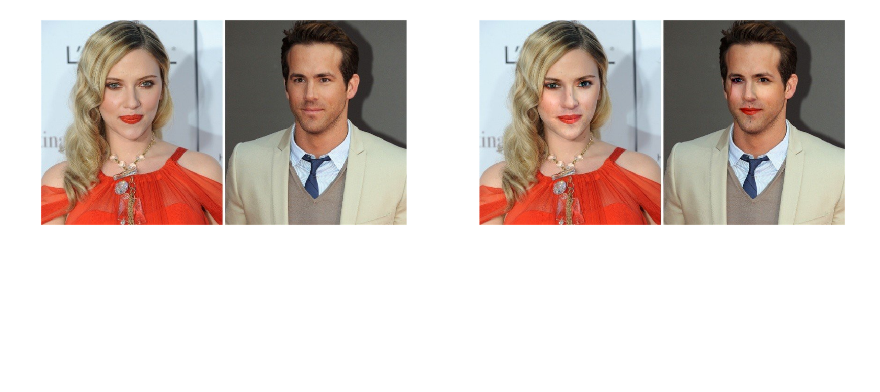
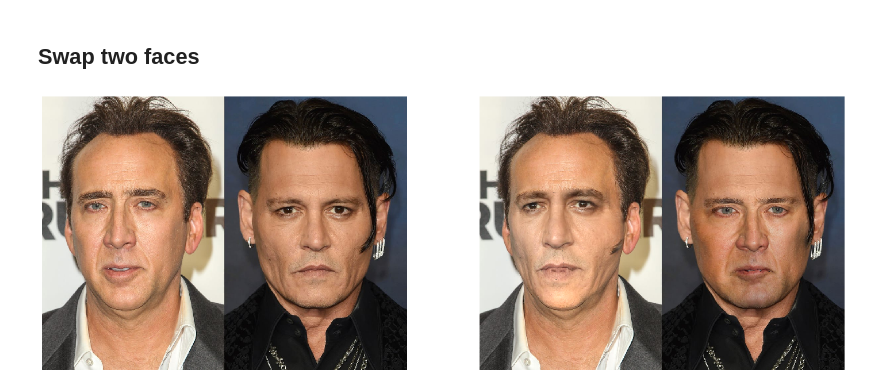
Before and after one commit to Tismoney/FaceSwapping, a Jupyter notebook: Fast Guide.ipynb, the cells around one changed output. Saved outputs shown, nothing was run; the diff lists cells and outputs as text; code cells hidden in the pictures; blank space fills up the shorter version.

```diff
--- a/Fast Guide.ipynb
+++ b/Fast Guide.ipynb
@@ -10,4 +25,6 @@ from fswap import RefFaceSwapping , TwoFaceSwapping
+# %% [markdown]
+## Swap two faces
 # %%
 face_swapping = TwoFaceSwapping(reference_path='imgs/reference.png')
+img = face_swapping.load_img('imgs/two_.jpg')
+img_swap = face_swapping(img)
-# %%
-img = face_swapping.load_img('imgs/two.jpg')
@@ -16,13 +31,10 @@ img_swap = face_swapping(img)
 # %%
-_, ax = plt.subplots(1, 2, figsize=(32,24))
-
+_, ax = plt.subplots(1, 2, figsize=(25, 20))
 ax[0].imshow(img)
+ax[1].imshow(img_swap)
 ax[0].axis(False)
-
-ax[1].imshow(img_swap)
 ax[1].axis(False)
 
-# plt.savefig('imgs/step_8.png')
 plt.show()
 # %% [output]
-[figure, old version]
+[figure, new version]
```
Also changed, not shown: parts of 13 cells of this notebook.
